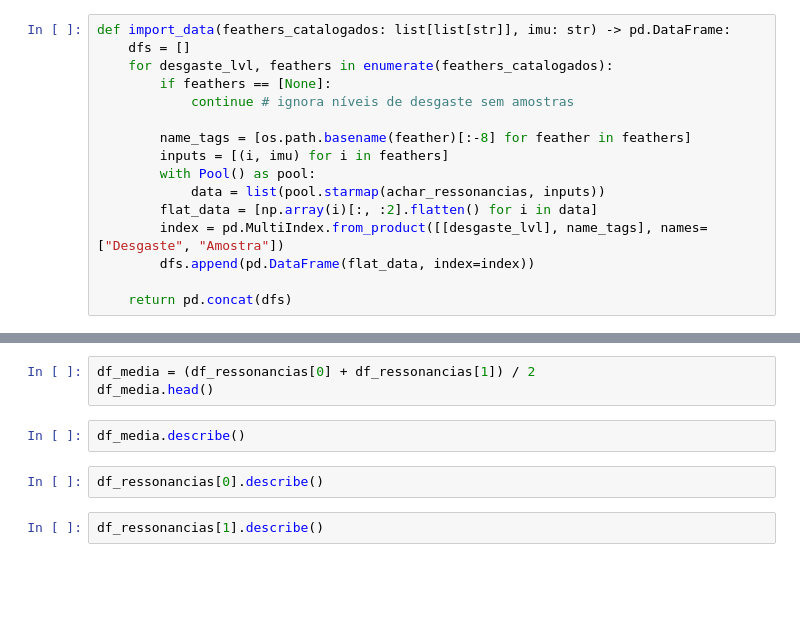
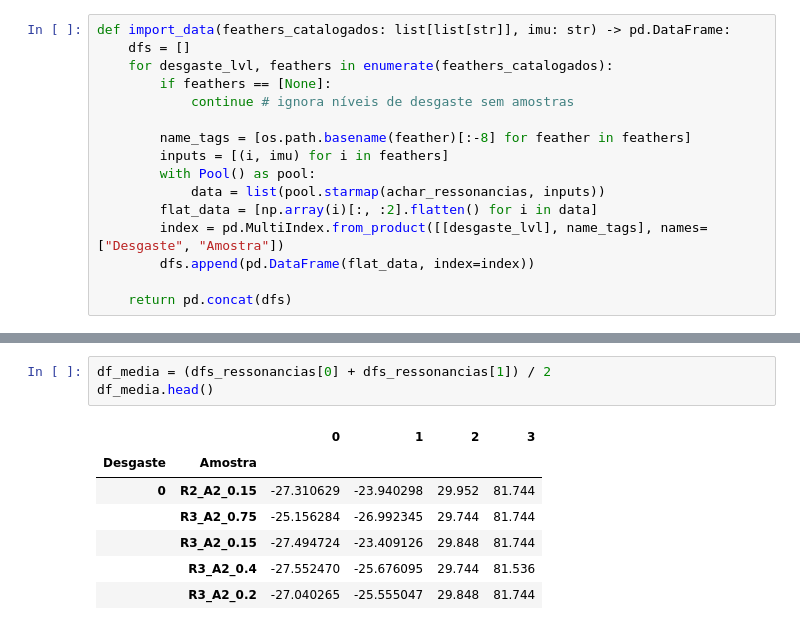
Before and after one commit to G4brielMartins/desgaste-viga, a Jupyter notebook: Ressonancias.ipynb, the cells around one changed output, grey strips where cells are left out. Saved outputs shown, nothing was run; the diff lists cells and outputs as text; blank space fills up the shorter version.

```diff
--- a/Ressonancias.ipynb
+++ b/Ressonancias.ipynb
@@ -34,9 +56,11 @@ for imu in ("imu1accz", "imu2accz"):
 # %%
-df_media = (df_ressonancias[0] + df_ressonancias[1]) / 2
+df_media = (dfs_ressonancias[0] + dfs_ressonancias[1]) / 2
 df_media.head()
+# %% [output]
+|  |  | 0 | 1 | 2 | 3 |
+| Desgaste | Amostra |  |  |  |  |
+| 0 | R2_A2_0.15 | -27.310629 | -23.940298 | 29.952 | 81.744 |
+|  | R3_A2_0.75 | -25.156284 | -26.992345 | 29.744 | 81.744 |
+|  | R3_A2_0.15 | -27.494724 | -23.409126 | 29.848 | 81.744 |
+|  | R3_A2_0.4 | -27.552470 | -25.676095 | 29.744 | 81.536 |
+|  | R3_A2_0.2 | -27.040265 | -25.555047 | 29.848 | 81.744 |
-# %%
-df_media.describe()
-# %%
-df_ressonancias[0].describe()
-# %%
-df_ressonancias[1].describe()
```
Also changed, not shown: parts of 11 cells of this notebook, 1 other file.
